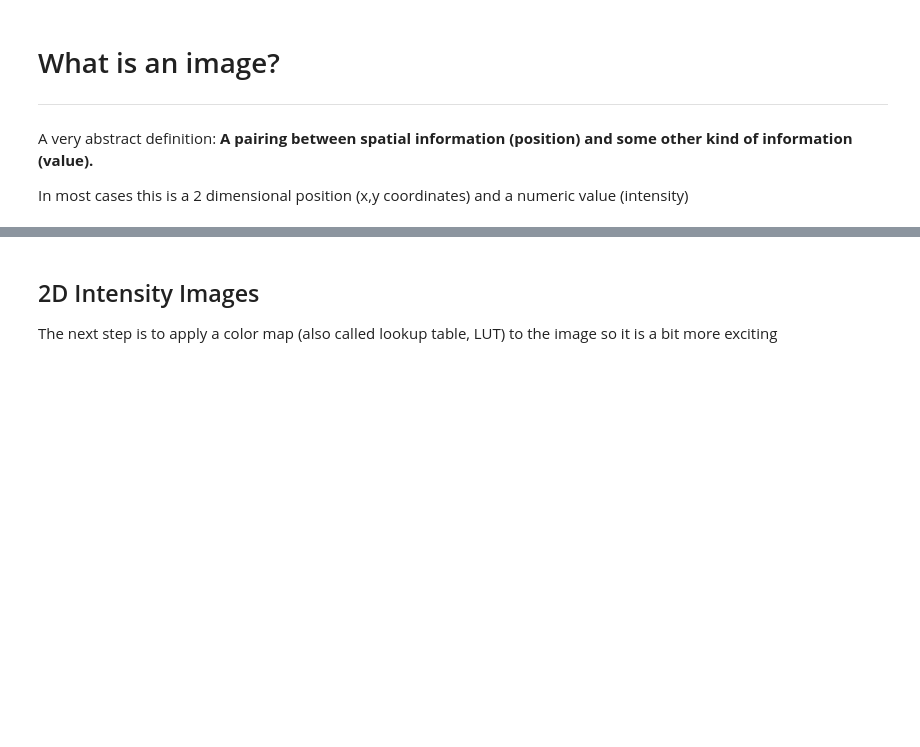
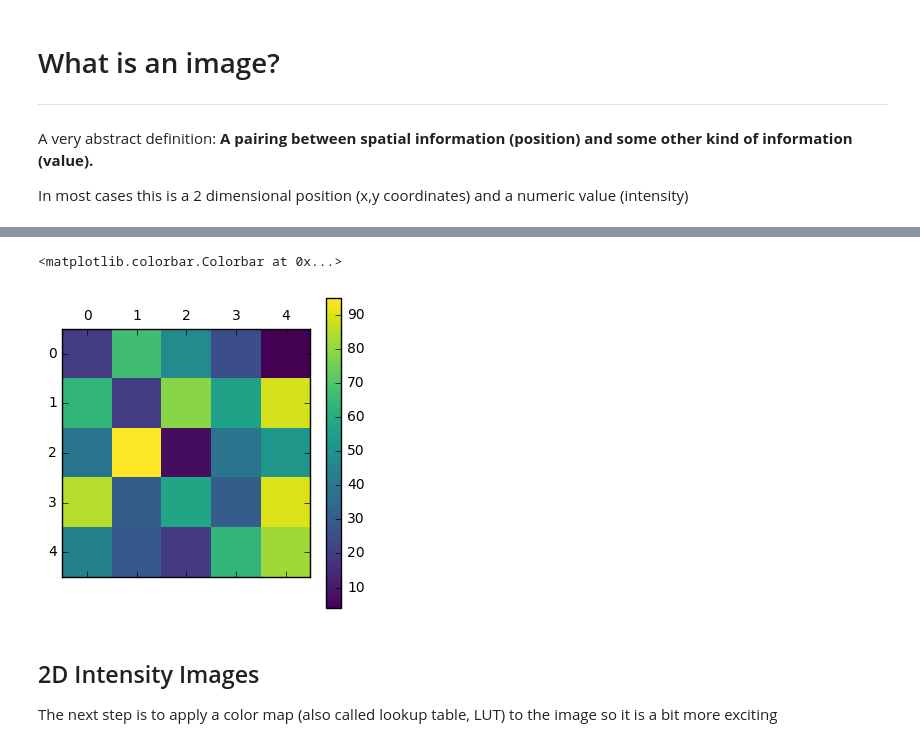
Before and after one commit to kmader/Quantitative-Big-Imaging-2018, a Jupyter notebook: Lectures/01-Introduction.ipynb, the cells around one changed output, grey strips where cells are left out. Saved outputs shown, nothing was run; the diff lists cells and outputs as text; code cells hidden in the pictures; blank space fills up the shorter version.

```diff
--- a/Lectures/01-Introduction.ipynb
+++ b/Lectures/01-Introduction.ipynb
@@ -633,0 +469,7 @@ ggplot(basic.image,aes(x,y))+
+# %%
+basic_image = np.random.choice(range(100), size = (5,5))
+xx, yy = np.meshgrid(range(basic_image.shape[1]), range(basic_image.shape[0]))
+image_df = pd.DataFrame(dict(x = xx.ravel(),
+                 y = yy.ravel(),
+                 Intensity = basic_image.ravel()))
+image_df[['x', 'y', 'Intensity']].head(5)
@@ -634,3 +483,9 @@ ggplot(basic.image,aes(x,y))+
+# %%
+plt.matshow(basic_image, cmap = 'viridis')
+plt.colorbar()
+# %% [output]
+<matplotlib.colorbar.Colorbar at 0x...>
+[figure, added]
 # %% [markdown]
 
 ## 2D Intensity Images
```
Also changed, not shown: parts of 108 cells of this notebook, 55 other files.
